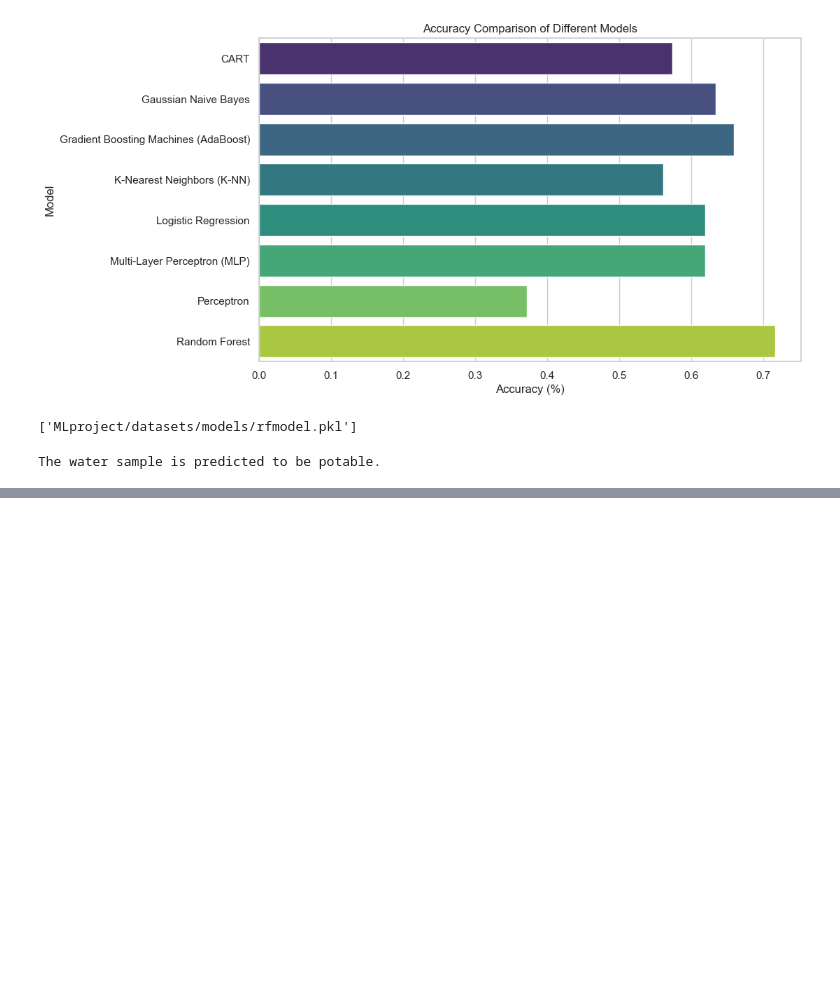
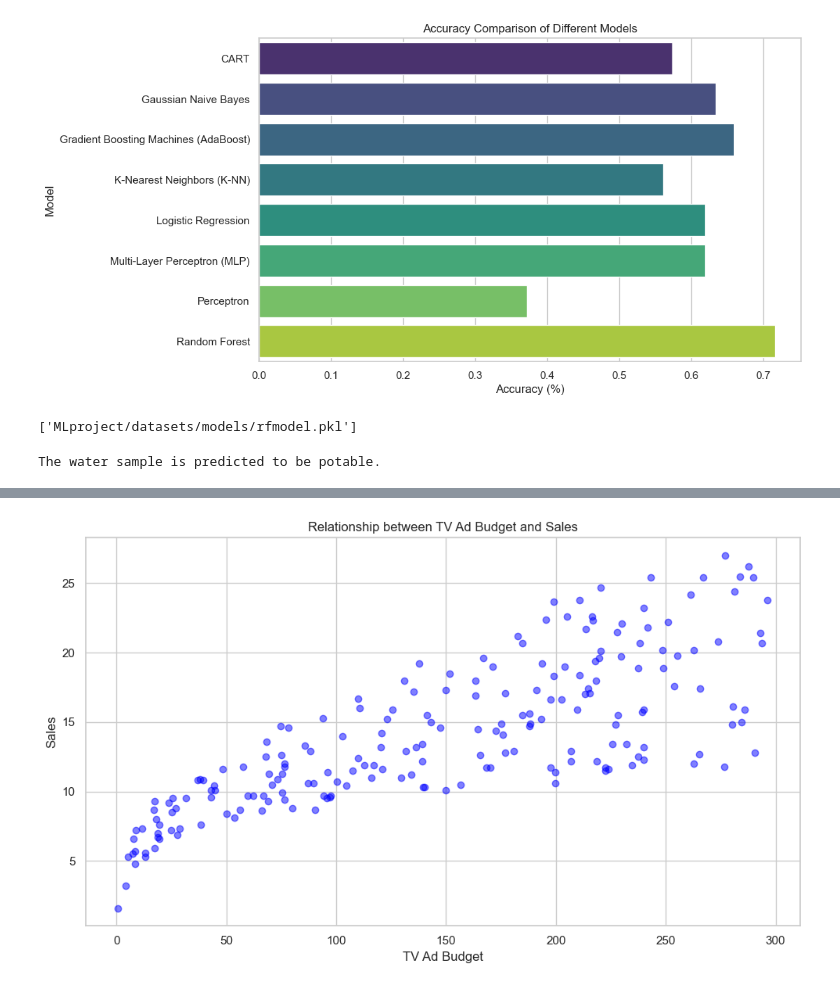
Before and after one commit to vronalyn/ML-Project, a Jupyter notebook: ml_model.ipynb, the cells around one changed output, grey strips where cells are left out. Saved outputs shown, nothing was run; the diff lists cells and outputs as text; code cells hidden in the pictures; blank space fills up the shorter version.

```diff
--- a/ml_model.ipynb
+++ b/ml_model.ipynb
@@ -294,0 +378,17 @@ The water sample is predicted to be potable.
+# %%
+import pandas as pd
+import matplotlib.pyplot as plt
+
+# Assuming 'salesdt' is your DataFrame with the CSV data
+
+plt.figure(figsize=(10, 6))
+
+plt.scatter(salesdt['TV_Ad_Budget'], salesdt['Sales'], color='blue', alpha=0.5)
+plt.title('Relationship between TV Ad Budget and Sales')
+plt.xlabel('TV Ad Budget')
+plt.ylabel('Sales')
+plt.grid(True)
+plt.tight_layout()
+plt.show()
+# %% [output]
+[figure, added]
```
Also changed, not shown: parts of 11 cells of this notebook, 25 other files.
